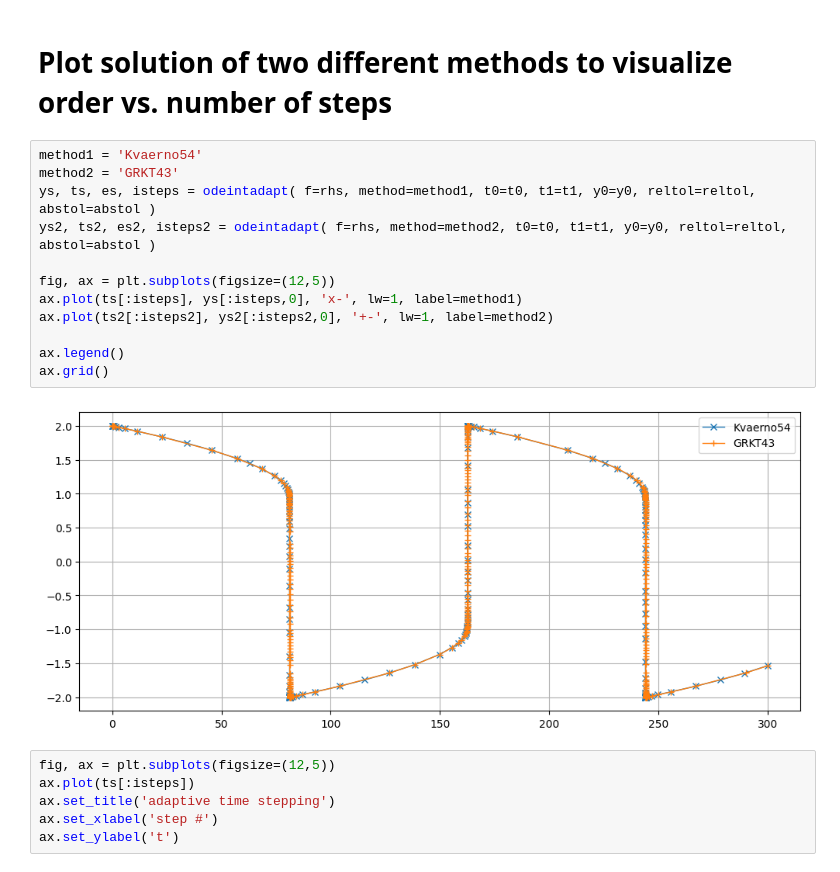
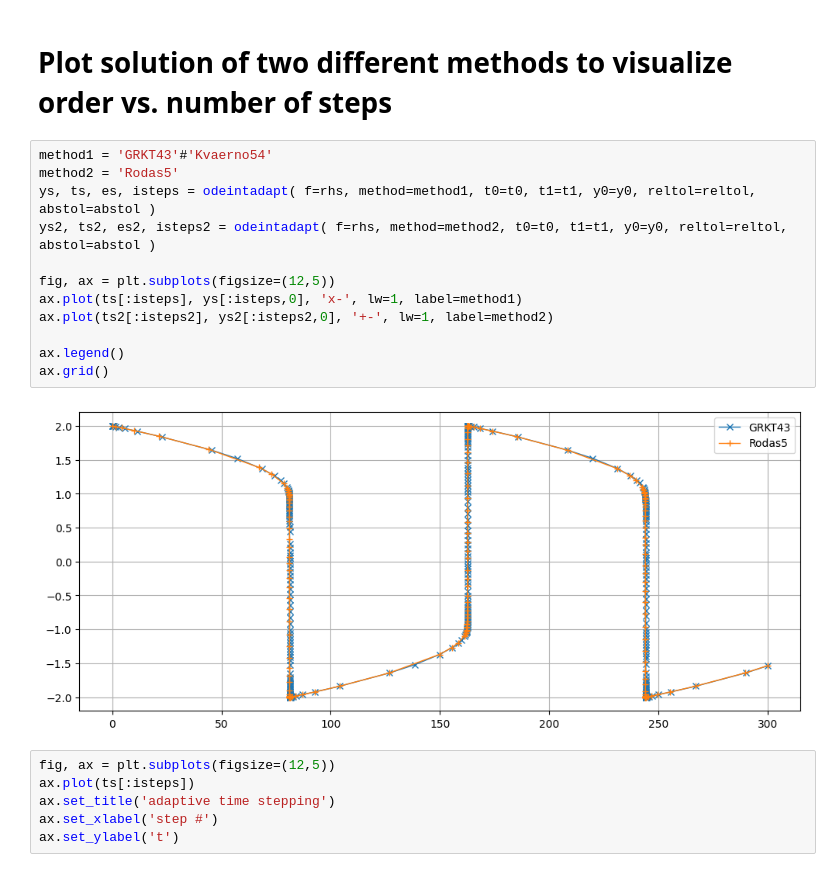
Before and after one commit to tobias-heinzle/integrators, a Jupyter notebook: rosenbrock_wanner_and_kvaerno.ipynb, the cells around one changed output. Saved outputs shown, nothing was run; the diff lists cells and outputs as text.

```diff
--- a/rosenbrock_wanner_and_kvaerno.ipynb
+++ b/rosenbrock_wanner_and_kvaerno.ipynb
@@ -614,19 +616,19 @@ Timing of method1 = ' Rosenbrock32 ': method required  573  steps to solution
 # %% [markdown]
 # Plot solution of two different methods to visualize order vs. number of steps
 # %%
-method1 = 'Kvaerno54'
-method2 = 'GRKT43'
+method1 = 'GRKT43'#'Kvaerno54'
+method2 = 'Rodas5'
 ys, ts, es, isteps = odeintadapt( f=rhs, method=method1, t0=t0, t1=t1, y0=y0, reltol=reltol, abstol=abstol )
 ys2, ts2, es2, isteps2 = odeintadapt( f=rhs, method=method2, t0=t0, t1=t1, y0=y0, reltol=reltol, abstol=abstol )
 
 fig, ax = plt.subplots(figsize=(12,5))
 ax.plot(ts[:isteps], ys[:isteps,0], 'x-', lw=1, label=method1)
 ax.plot(ts2[:isteps2], ys2[:isteps2,0], '+-', lw=1, label=method2)
 
 ax.legend()
 ax.grid()
 # %% [output]
-[figure, old version]
+[figure, new version]
 # %%
 fig, ax = plt.subplots(figsize=(12,5))
 ax.plot(ts[:isteps])
```
Also changed, not shown: parts of 1 cell of this notebook, 2 other files.
